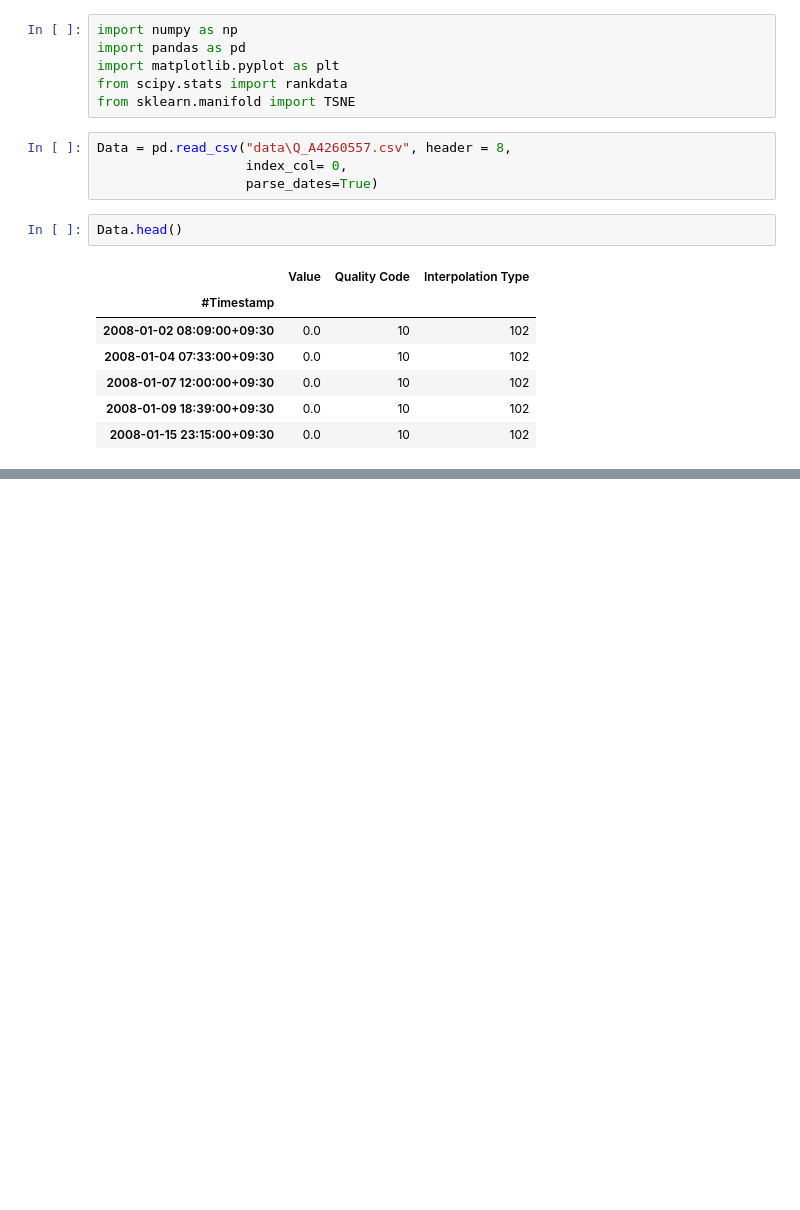
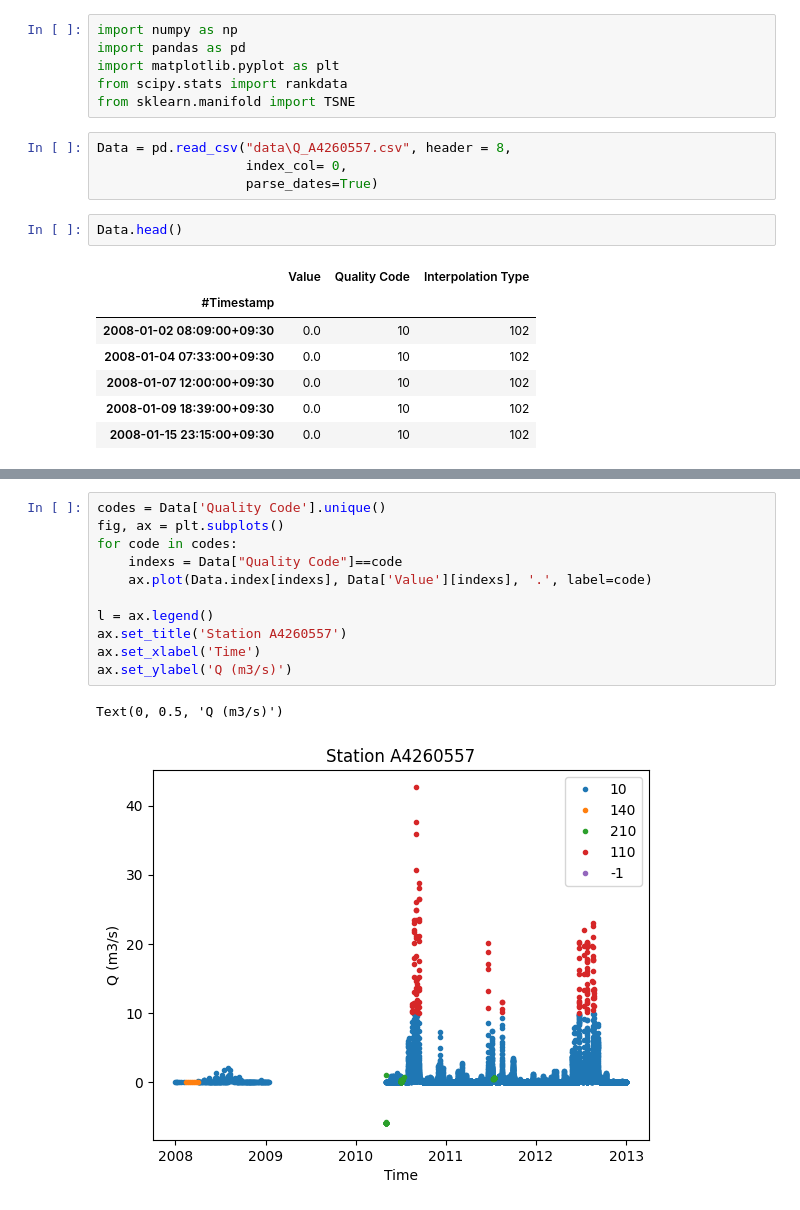
Before and after one commit to Skygers/Hydrology-and-Hydrogeology-Data-Driven, a Jupyter notebook: Data Processing and Multivariate Exploratory Data Analysis.ipynb, the cells around one changed output, grey strips where cells are left out. Drawn from its saved outputs; the diff is of its cells as text; blank space fills up the shorter version.

```diff
--- a/Data Processing and Multivariate Exploratory Data Analysis.ipynb
+++ b/Data Processing and Multivariate Exploratory Data Analysis.ipynb
@@ -27,0 +44,14 @@ Data['Value'].plot()
+# %%
+codes = Data['Quality Code'].unique()
+fig, ax = plt.subplots()
+for code in codes:
+    indexs = Data["Quality Code"]==code
+    ax.plot(Data.index[indexs], Data['Value'][indexs], '.', label=code)
+
+l = ax.legend()
+ax.set_title('Station A4260557')
+ax.set_xlabel('Time')
+ax.set_ylabel('Q (m3/s)')
+# %% [output]
+Text(0, 0.5, 'Q (m3/s)')
+[figure, added]
```
Also changed, not shown: parts of 6 cells of this notebook, 3 other files.
